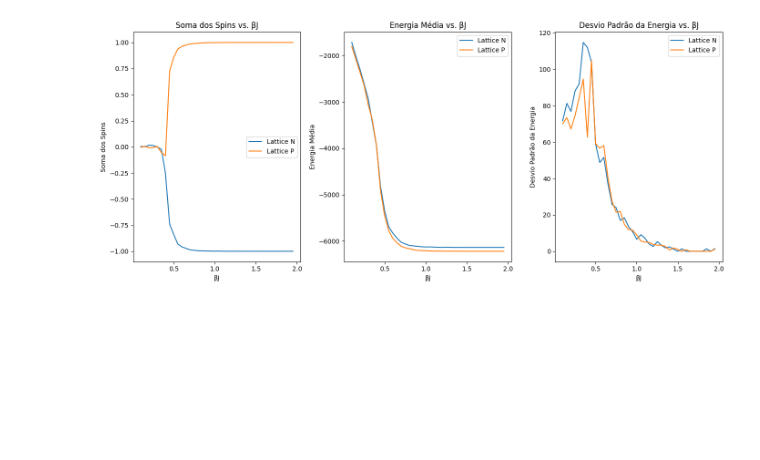
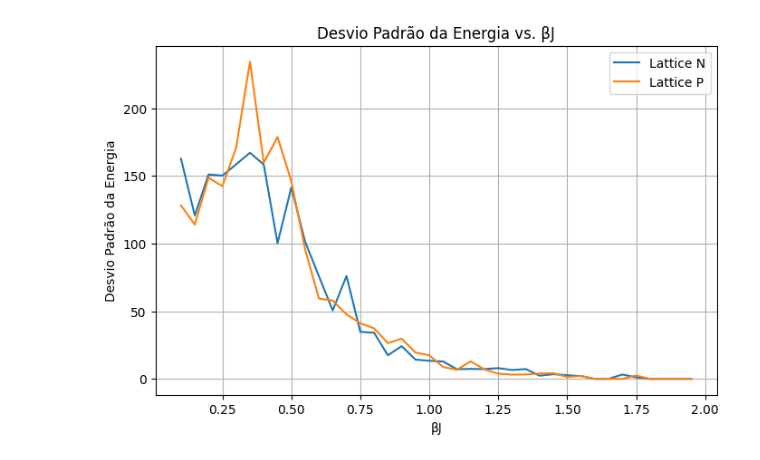
Before and after one commit to matheusmeteoro/saturn, a Jupyter notebook: modelodeising/isingmodel.ipynb, the cells around one changed output. Saved outputs shown, nothing was run; the diff lists cells and outputs as text; code cells hidden in the pictures; blank space fills up the shorter version.

```diff
--- a/modelodeising/isingmodel.ipynb
+++ b/modelodeising/isingmodel.ipynb
@@ -5,7 +5,7 @@ import numba
 from numba import njit
 from scipy.ndimage import convolve, generate_binary_structure
 # %%
-N = 50
+N = 100
 init_random = np.random.random((N,N))
 lattice_n = np.zeros((N, N))
 lattice_n[init_random>=0.75] = 1
@@ -152,7 +152,8 @@ def metropolis(spin_arr, times, BJ, energy):
 
     return net_spins, net_energy
 # %%
-bj = 0.2
+bj = 0.4
+
 spins, energies = metropolis(lattice_n, 1000000, bj, get_energy(lattice_n))
 # %%
 #À esquerda: A média dos spins (spins/N**2) ao longo dos passos do algoritmo, o que pode representar a evolução do magnetismo médio no sistema.
@@ -239,35 +286,13 @@ plt.show()
 # %%
-# Visualização dos resultados
-plt.figure(figsize=(14, 6))
-
-# Soma dos spins
-plt.subplot(1, 3, 1)
-plt.plot(BJs, ms_n, label='Lattice N')
-plt.plot(BJs, ms_p, label='Lattice P')
-plt.title('Soma dos Spins vs. βJ')
-plt.xlabel('βJ')
-plt.ylabel('Soma dos Spins')
-plt.legend()
-
-# Energia média
-plt.subplot(1, 3, 2)
-plt.plot(BJs, E_means_n, label='Lattice N')
-plt.plot(BJs, E_means_p, label='Lattice P')
-plt.title('Energia Média vs. βJ')
-plt.xlabel('βJ')
-plt.ylabel('Energia Média')
-plt.legend()
-
-# Desvio padrão da energia
-plt.subplot(1, 3, 3)
+# Criar o gráfico
+plt.figure(figsize=(8, 5))
 plt.plot(BJs, E_stds_n, label='Lattice N')
 plt.plot(BJs, E_stds_p, label='Lattice P')
 plt.title('Desvio Padrão da Energia vs. βJ')
 plt.xlabel('βJ')
 plt.ylabel('Desvio Padrão da Energia')
 plt.legend()
-
-plt.tight_layout()
+plt.grid(True)
 plt.show()
 # %% [output]
-[figure, old version]
+[figure, new version]
```
Also changed, not shown: parts of 13 cells of this notebook, 9 other files.
